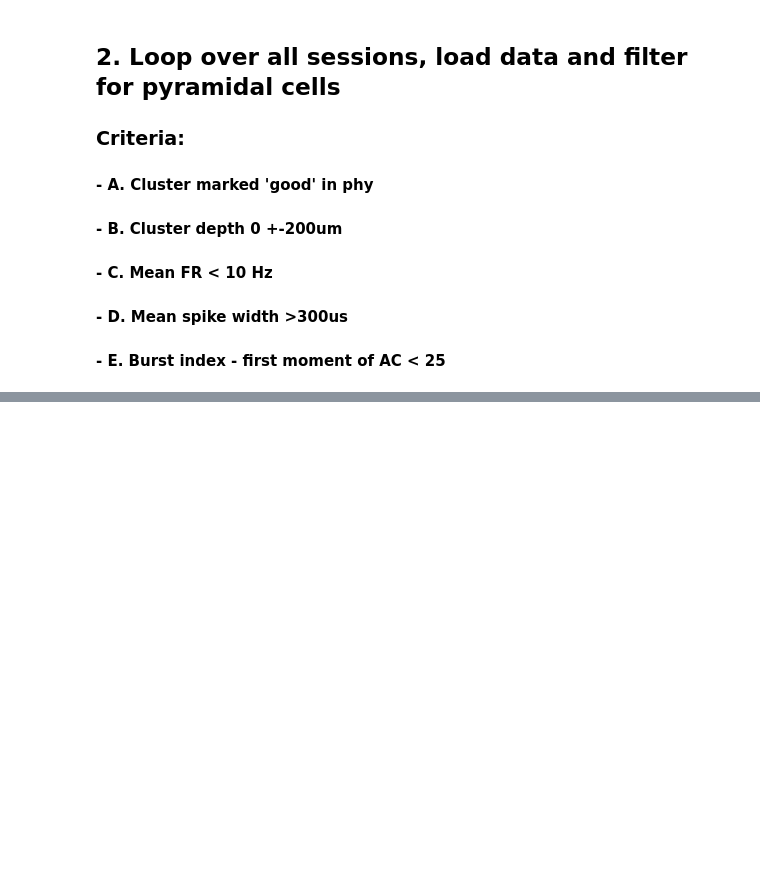
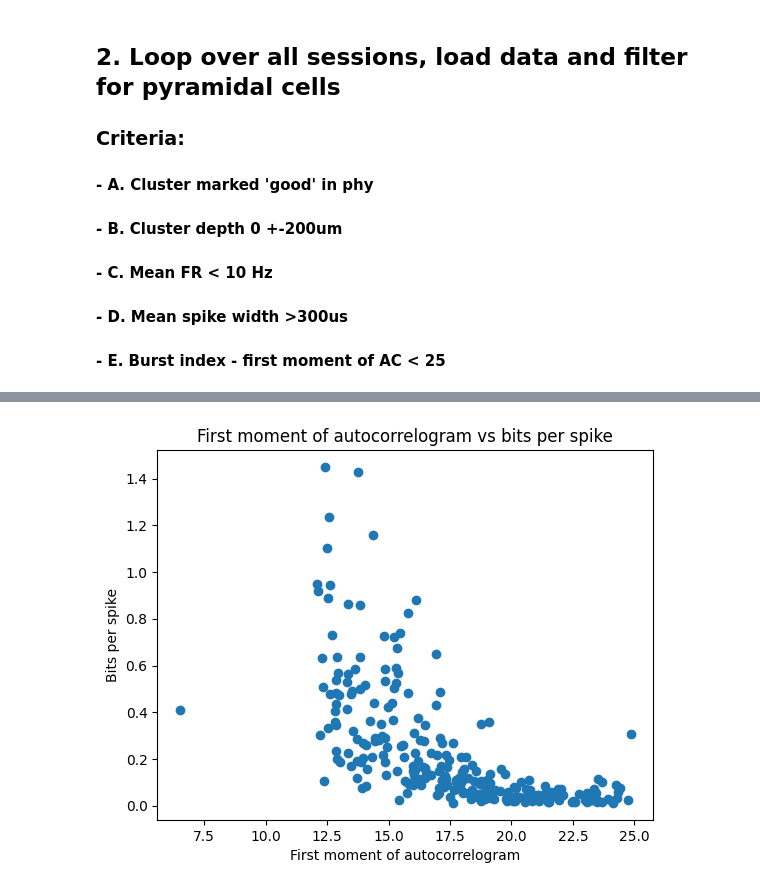
Before and after one commit to jakeswann1/SpElT, a Jupyter notebook: postprocessing/Check Cell Identity.ipynb, the cells around one changed output, grey strips where cells are left out. Drawn from its saved outputs; the diff is of its cells as text; code cells hidden in the pictures; blank space fills up the shorter version.

```diff
--- a/postprocessing/Check Cell Identity.ipynb
+++ b/postprocessing/Check Cell Identity.ipynb
@@ -128,0 +203,9 @@ NameError: name 'cluster_info' is not defined
+# %%
+# Plot first moment of autocorrelogram against bits per spike
+plt.scatter(cluster_info_spatial_info['first_moment_AC'], cluster_info_spatial_info['bits_per_spike'])
+plt.xlabel('First moment of autocorrelogram')
+plt.ylabel('Bits per spike')
+plt.title('First moment of autocorrelogram vs bits per spike')
+plt.show()
+# %% [output]
+[figure, added]
```
Also changed, not shown: parts of 6 cells of this notebook.
